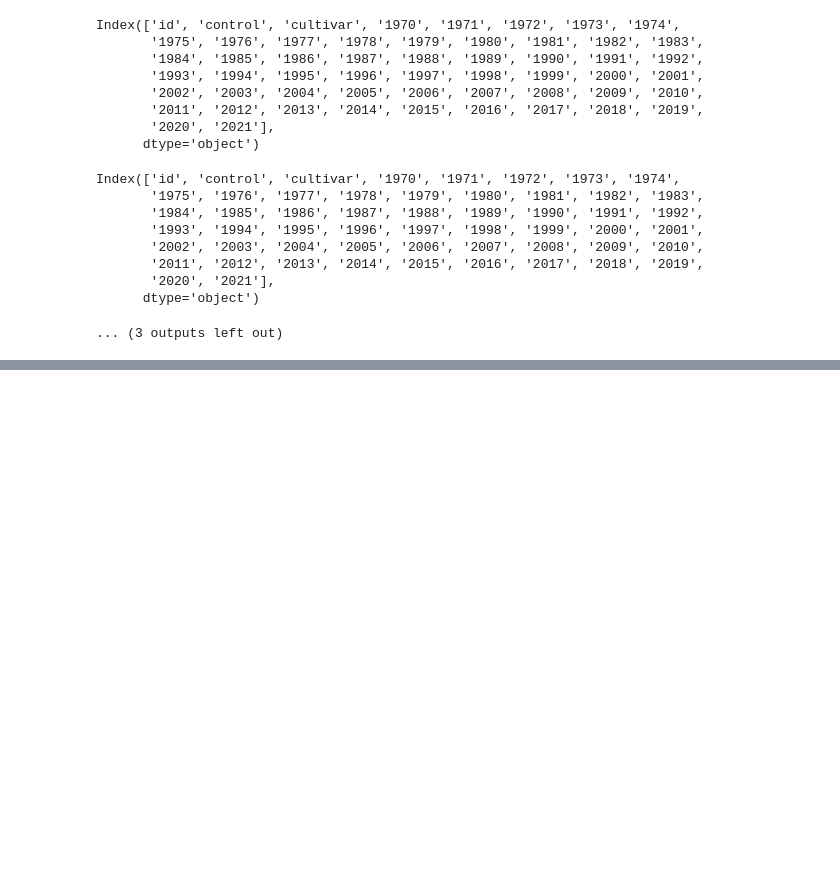
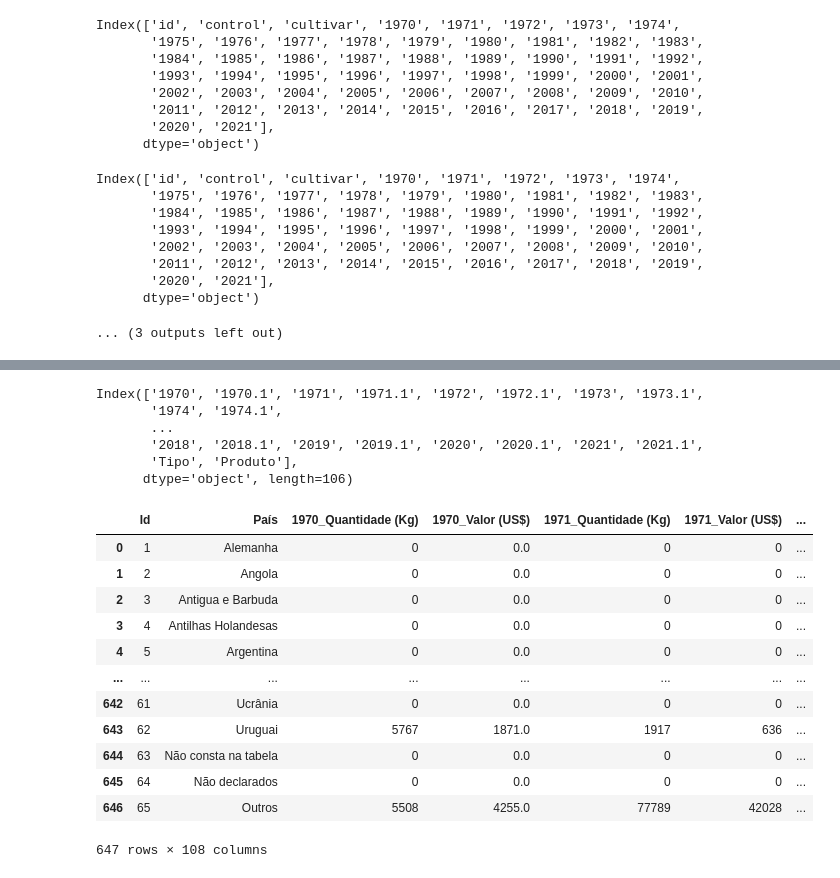
Before and after one commit to IgorNascAlves/Tech_Challenge_Fase01, a Jupyter notebook: notebooks/explorando_dados_qtd_ano.ipynb, the cells around one changed output, grey strips where cells are left out. Cells and saved outputs as stored; diff of their text form; code cells hidden in the pictures; blank space fills up the shorter version.

```diff
--- a/notebooks/explorando_dados_qtd_ano.ipynb
+++ b/notebooks/explorando_dados_qtd_ano.ipynb
@@ -268,3 +268,34 @@ Index(['id', 'control', 'cultivar', '1970', '1971', '1972', '1973', '1974',
        '2020', '2021'],
       dtype='object')
 ... (3 outputs left out)
+# %%
+# concat all dataframes df_ExpEspumantes df_ExpVinho df_ExpSuco df_ExpUva df_ExpEspumantes df_ExpSuco df_ExpUva df_ExpVinho df_ImpEspumantes df_ImpFrescas df_ImpPassas df_ImpSuco df_ImpVinhos
+df_ExpEspumantes['Tipo'] = 'Exportação'
+df_ExpEspumantes['Produto'] = 'Espumantes'
+df_ExpVinho['Tipo'] = 'Exportação'
+df_ExpVinho['Produto'] = 'Vinho'
+df_ExpSuco['Tipo'] = 'Exportação'
+df_ExpSuco['Produto'] = 'Suco'
+df_ExpUva['Tipo'] = 'Exportação'
+df_ExpUva['Produto'] = 'Uva'
+df_ExpEspumantes['Tipo'] = 'Exportação'
+df_ExpEspumantes['Produto'] = 'Espumantes'
+df_ExpSuco['Tipo'] = 'Exportação'
+df_ExpSuco['Produto'] = 'Suco'
+df_ExpUva['Tipo'] = 'Exportação'
+df_ExpUva['Produto'] = 'Uva'
+df_ExpVinho['Tipo'] = 'Exportação'
+df_ExpVinho['Produto'] = 'Vinho'
+df_ImpEspumantes['Tipo'] = 'Importação'
+df_ImpEspumantes['Produto'] = 'Espumantes'
+df_ImpFrescas['Tipo'] = 'Importação'
+df_ImpFrescas['Produto'] = 'Uva Fresca'
+df_ImpPassas['Tipo'] = 'Importação'
+df_ImpPassas['Produto'] = 'Uva Passa'
+df_ImpSuco['Tipo'] = 'Importação'
+df_ImpSuco['Produto'] = 'Suco'
+df_ImpVinhos['Tipo'] = 'Importação'
+df_ImpVinhos['Produto'] = 'Vinho'
+
+df_completo = pd.concat([df_ExpEspumantes, df_ExpSuco, df_ExpUva, df_ExpVinho, df_ImpEspumantes, df_ImpFrescas, df_ImpPassas, df_ImpSuco, df_ImpVinhos], ignore_index=True)
+display(df_completo.head())
@@ -270,0 +309,29 @@ Index(['id', 'control', 'cultivar', '1970', '1971', '1972', '1973', '1974',
+# %%
+colunas_nomes_anos = df_ExpVinho.columns[2:]
+colunas_nomes_anos
+# %% [output]
+Index(['1970', '1970.1', '1971', '1971.1', '1972', '1972.1', '1973', '1973.1',
+       '1974', '1974.1',
+       ...
+       '2018', '2018.1', '2019', '2019.1', '2020', '2020.1', '2021', '2021.1',
+       'Tipo', 'Produto'],
+      dtype='object', length=106)
+# %%
+# count lines df_ExpEspumantes df_ExpVinho df_ExpSuco df_ExpUva df_ExpEspumantes df_ExpSuco df_ExpUva df_ExpVinho df_ImpEspumantes df_ImpFrescas df_ImpPassas df_ImpSuco df_ImpVinhos
+dict_colunas_nomes = {chave: chave[:4] + '_Quantidade (Kg)' if not ind%2 else chave[:4] + '_Valor (US$)' for ind, chave in enumerate(colunas_nomes_anos) }
+# %%
+df_completo.rename(dict_colunas_nomes, axis=1)
+# %% [output]
+|  | Id | País | 1970_Quantidade (Kg) | 1970_Valor (US$) | 1971_Quantidade (Kg) | 1971_Valor (US$) | ... |
+| 0 | 1 | Alemanha | 0 | 0.0 | 0 | 0 | ... |
+| 1 | 2 | Angola | 0 | 0.0 | 0 | 0 | ... |
+| 2 | 3 | Antigua e Barbuda | 0 | 0.0 | 0 | 0 | ... |
+| 3 | 4 | Antilhas Holandesas | 0 | 0.0 | 0 | 0 | ... |
+| 4 | 5 | Argentina | 0 | 0.0 | 0 | 0 | ... |
+| ... | ... | ... | ... | ... | ... | ... | ... |
+| 642 | 61 | Ucrânia | 0 | 0.0 | 0 | 0 | ... |
+| 643 | 62 | Uruguai | 5767 | 1871.0 | 1917 | 636 | ... |
+| 644 | 63 | Não consta na tabela | 0 | 0.0 | 0 | 0 | ... |
+| 645 | 64 | Não declarados | 0 | 0.0 | 0 | 0 | ... |
+| 646 | 65 | Outros | 5508 | 4255.0 | 77789 | 42028 | ... |
+647 rows × 108 columns
```
Also changed, not shown: parts of 1 cell of this notebook, 1 other file.
